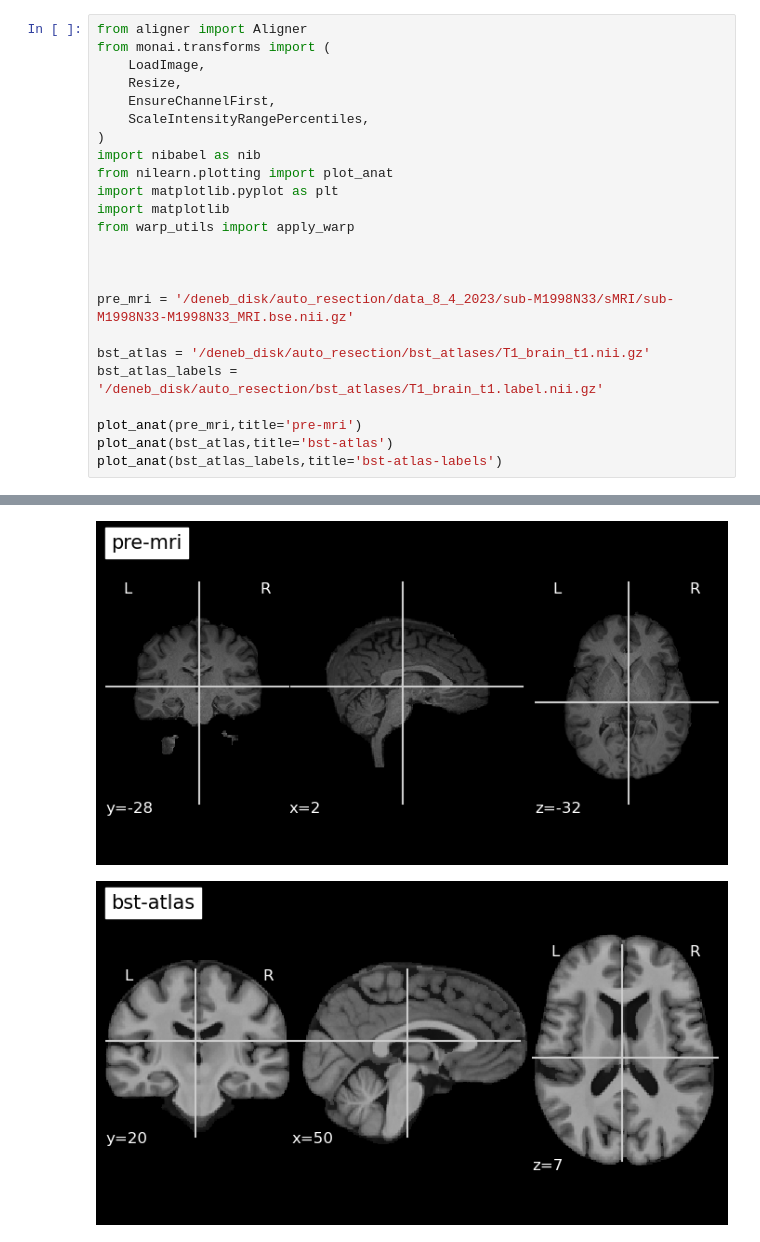
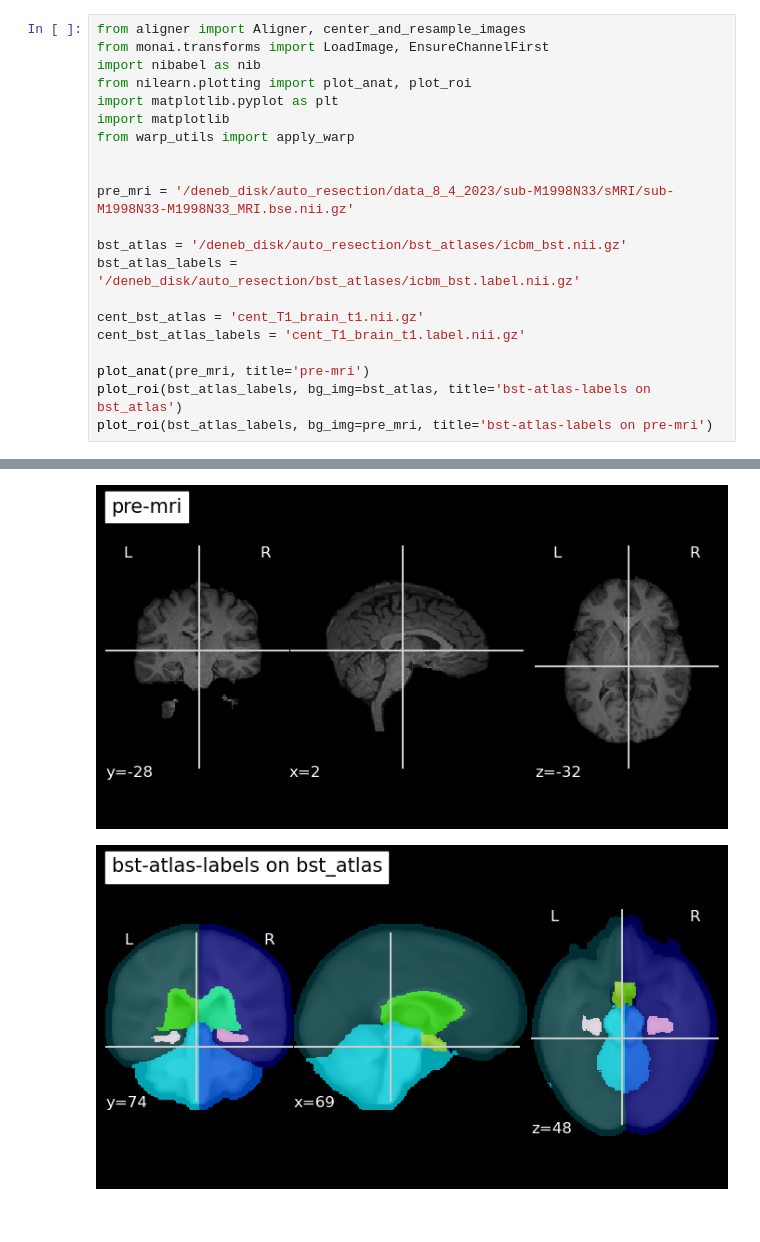
Before and after one commit to ajoshiusc/auto_resection_mask, a Jupyter notebook: main_find_noresection_regions.ipynb, the cells around one changed output, grey strips where cells are left out. Saved outputs shown, nothing was run; the diff lists cells and outputs as text.

```diff
--- a/main_find_noresection_regions.ipynb
+++ b/main_find_noresection_regions.ipynb
@@ -1,28 +1,25 @@
 # %%
-from aligner import Aligner
-from monai.transforms import (
-    LoadImage,
-    Resize,
-    EnsureChannelFirst,
-    ScaleIntensityRangePercentiles,
-)
+from aligner import Aligner, center_and_resample_images
+from monai.transforms import LoadImage, EnsureChannelFirst
 import nibabel as nib
-from nilearn.plotting import plot_anat
+from nilearn.plotting import plot_anat, plot_roi
 import matplotlib.pyplot as plt
 import matplotlib
 from warp_utils import apply_warp
 
 
-
 pre_mri = '/deneb_disk/auto_resection/data_8_4_2023/sub-M1998N33/sMRI/sub-M1998N33-M1998N33_MRI.bse.nii.gz'
 
-bst_atlas = '/deneb_disk/auto_resection/bst_atlases/T1_brain_t1.nii.gz'
-bst_atlas_labels = '/deneb_disk/auto_resection/bst_atlases/T1_brain_t1.label.nii.gz'
+bst_atlas = '/deneb_disk/auto_resection/bst_atlases/icbm_bst.nii.gz'
+bst_atlas_labels = '/deneb_disk/auto_resection/bst_atlases/icbm_bst.label.nii.gz'
 
-plot_anat(pre_mri,title='pre-mri')
-plot_anat(bst_atlas,title='bst-atlas')
-plot_anat(bst_atlas_labels,title='bst-atlas-labels')
+cent_bst_atlas = 'cent_T1_brain_t1.nii.gz'
+cent_bst_atlas_labels = 'cent_T1_brain_t1.label.nii.gz'
+
+plot_anat(pre_mri, title='pre-mri')
+plot_roi(bst_atlas_labels, bg_img=bst_atlas, title='bst-atlas-labels on bst_atlas')
+plot_roi(bst_atlas_labels, bg_img=pre_mri, title='bst-atlas-labels on pre-mri')
 # %% [output]
 <nilearn.plotting.displays._slicers.OrthoSlicer at 0x...>
 [figure]
-[figure, old version]
+[figure, new version]
```
Also changed, not shown: parts of 4 cells of this notebook.
